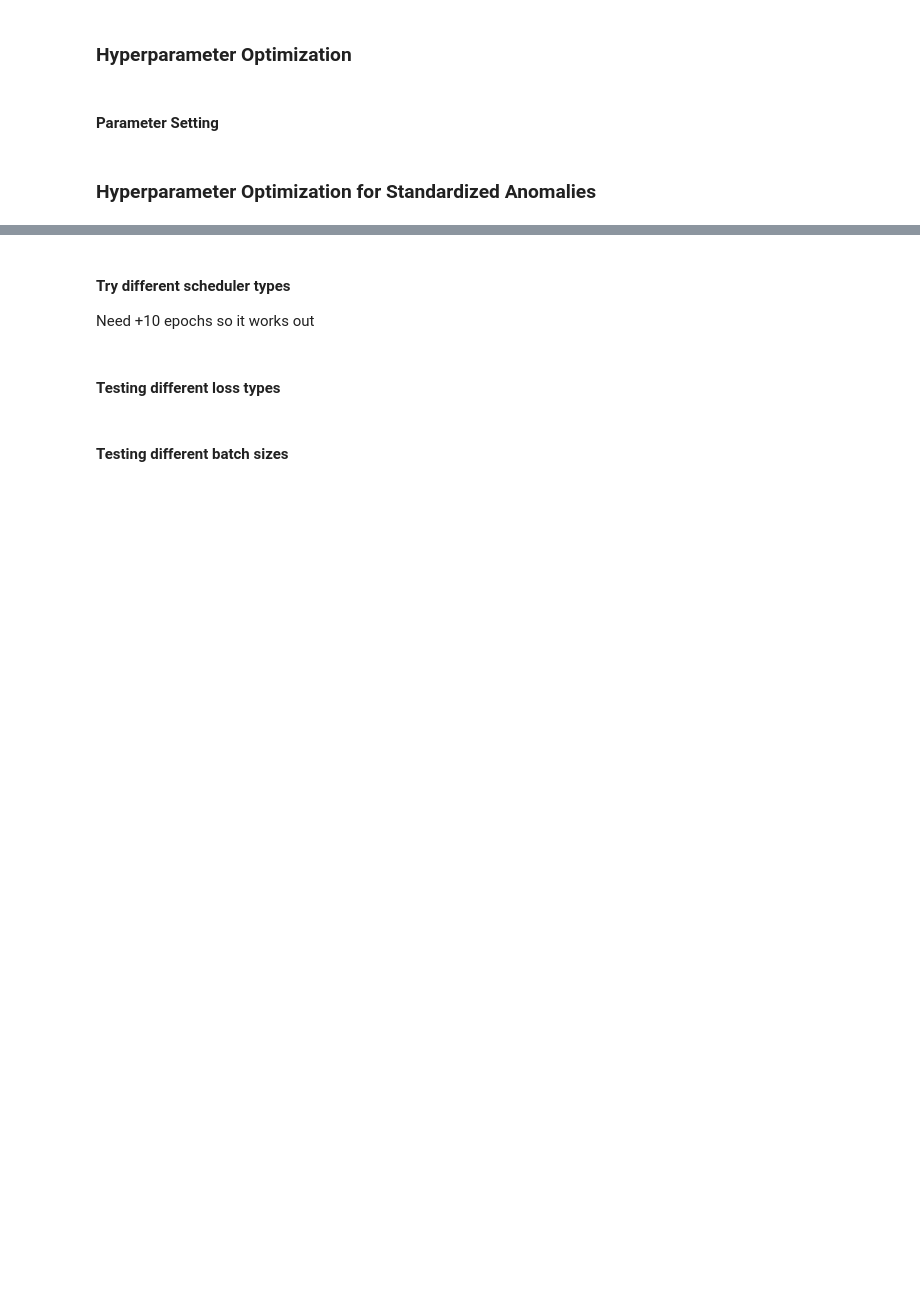
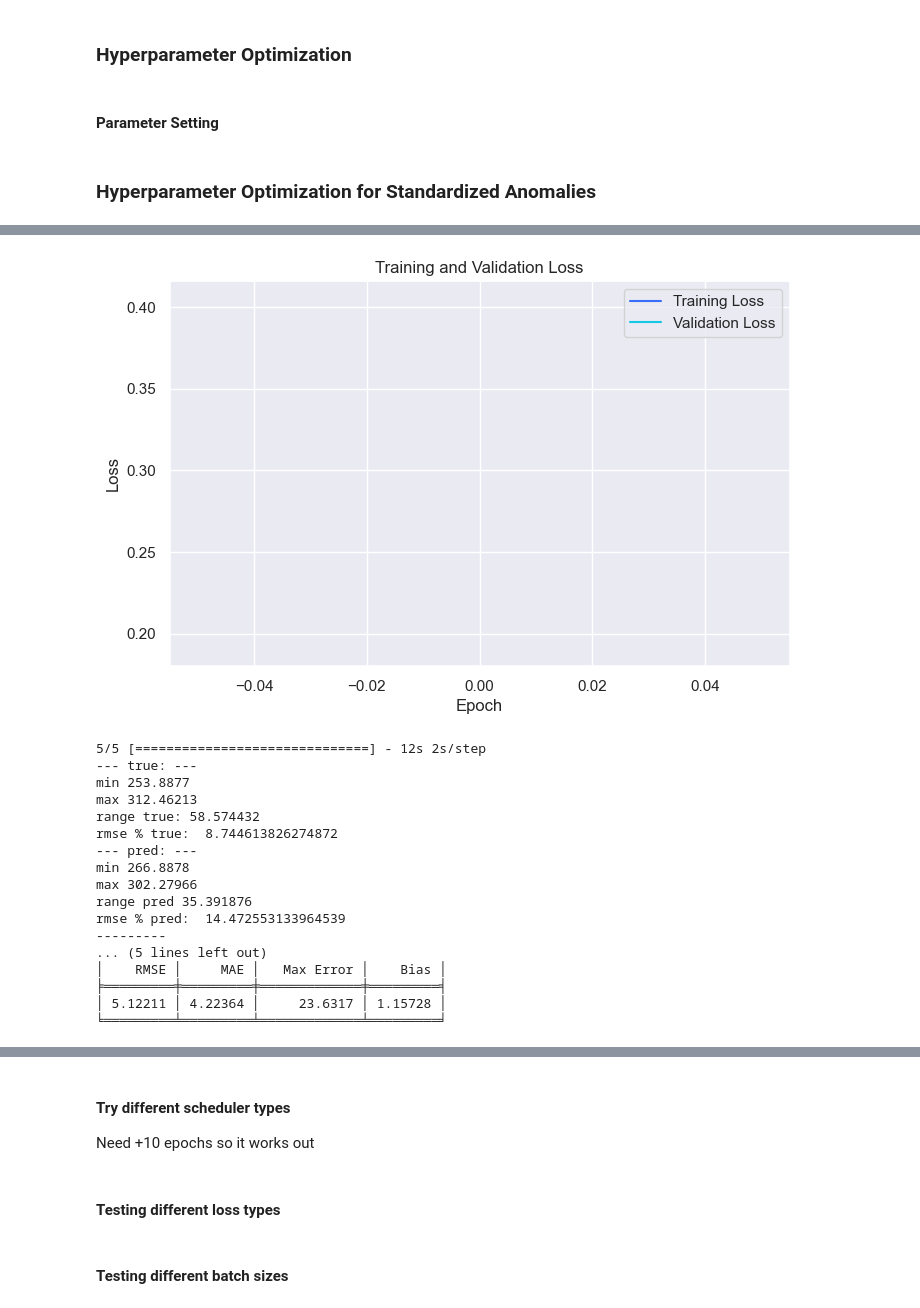
Before and after one commit to riccih-dev/bac_unet_downscaling, a Jupyter notebook: experiment_4y.ipynb, the cells around one changed output, grey strips where cells are left out. Cells and saved outputs as stored; diff of their text form; code cells hidden in the pictures; blank space fills up the shorter version.

```diff
--- a/experiment_4y.ipynb
+++ b/experiment_4y.ipynb
@@ -45,8 +45,8 @@ result_path=('./results/')
 era5_lsm_z_file = f'era5_lsm_z'
 cerra_lsm_orog_file = f'cerra_lsm_orog'
 
-file_cerra = 'preprocessed_data/cerra_preprocessed_standardized_anomalies_4y.nc'
-file_era = 'preprocessed_data/era5_preprocessed_standardized_anomalies_4y.nc'
+file_cerra = 'preprocessed_data/cerra_sa_4y.nc'
+file_era = 'preprocessed_data/era5_sa_4y.nc'
 stats_file = './preprocessed_data/climatology_stats_sa_4y.json'
 # %% [markdown]
 ### Preprocessing
@@ -284,8 +308,8 @@ Writing to ./data_split/hr_test_sa_4y.nc
 # %% [markdown]
 ### Utility Functionality for Running the Model
 # %%
-def run_model_pipeline(pipeline, train_data, val_data, model_setup, filename_suffix):
-    #pipeline = DownscalingPipeline(normalization_type)
+def run_model_pipeline(normalization_type, train_data, val_data, model_setup, filename_suffix):
+    pipeline = DownscalingPipeline(normalization_type)
 
     train_data_generator = DataGenerator(train_data[0], train_data[1], model_setup['batch_size'])
     val_data_generator = DataGenerator(val_data[0], val_data[1], model_setup['batch_size'])
@@ -340,8 +367,8 @@ model_configuration = UNetModelConfiguration()
 normalization_type = normalization_types[0]
 scheduler_type = scheduler_types[2]
 learning_rate_value = learning_rate_values[1]
-num_epochs = num_epochs_list[2]
-batch_size = batch_sizes[2]
+num_epochs = 10
+batch_size = batch_sizes[0]
 loss_type = loss_types[2]
 initial_filter = initial_filters[2]
 filters = model_configuration.generate_filters(initial_filter)
@@ -359,5 +386,6 @@ model_setup = {
 }
 
 filename_suffix = '_test_4y_'+str(last_idx)
-run_model_pipeline(pipeline, train_data, val_data, model_setup, filename_suffix)
+run_model_pipeline(normalization_type, train_data, val_data, model_setup, filename_suffix)
 last_idx += 1
+# %% [output]
@@ -363,0 +393,18 @@ last_idx += 1
+[figure, added]
+5/5 [==============================] - 12s 2s/step
+--- true: ---
+min 253.8877
+max 312.46213
+range true: 58.574432
+rmse % true:  8.744613826274872
+--- pred: ---
+min 266.8878
+max 302.27966
+range pred 35.391876
+rmse % pred:  14.472553133964539
+---------
+... (5 lines left out)
+│    RMSE │     MAE │   Max Error │    Bias │
+╞═════════╪═════════╪═════════════╪═════════╡
+│ 5.12211 │ 4.22364 │     23.6317 │ 1.15728 │
+╘═════════╧═════════╧═════════════╧═════════╛
```
Also changed, not shown: parts of 7 cells of this notebook, 13 other files.
